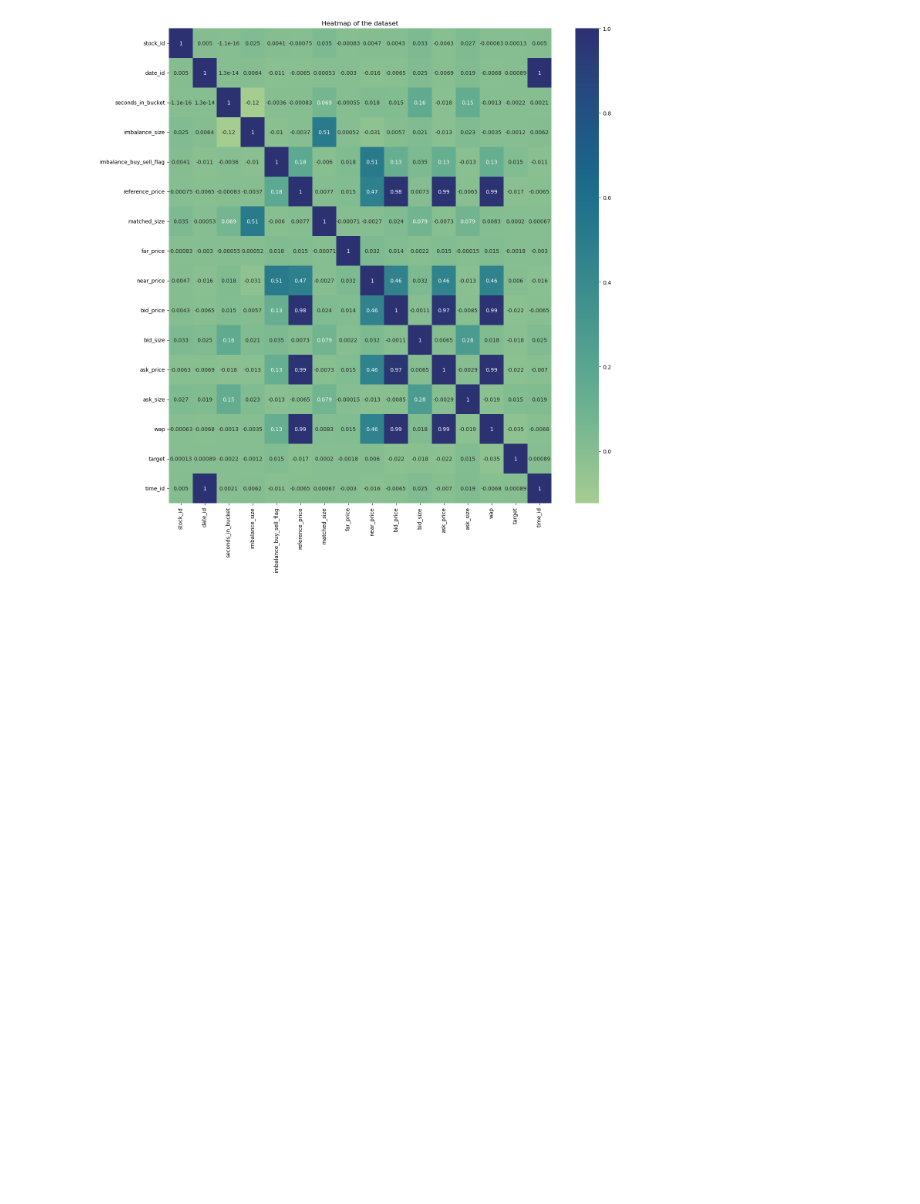
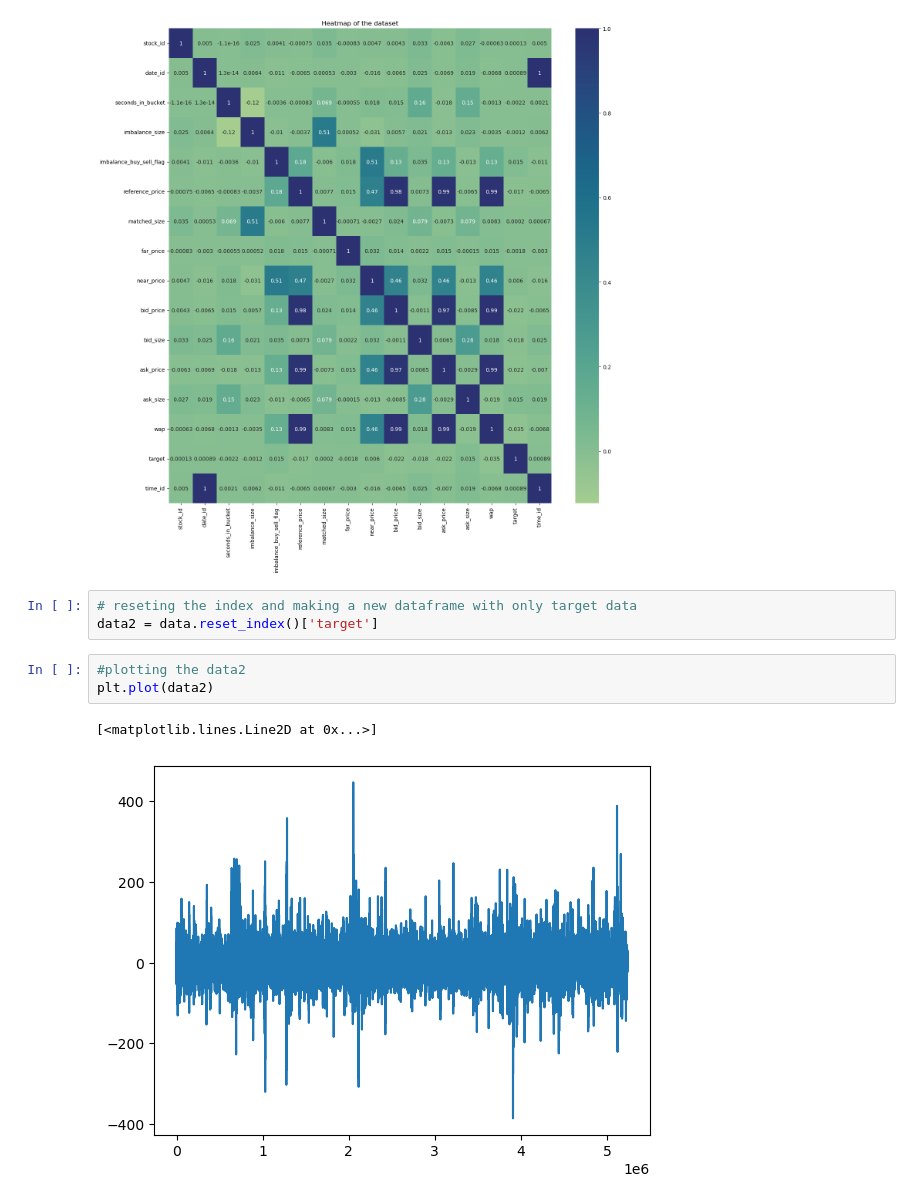
Before and after one commit to Simran2147/QuantumQube-Stock-Prediction, a Jupyter notebook: Final_Project.ipynb, the cells around one changed output. Saved outputs shown, nothing was run; the diff lists cells and outputs as text; blank space fills up the shorter version.

Commit message:
Added reset_index & filtered data for stock_id=0

```diff
--- a/Final_Project.ipynb
+++ b/Final_Project.ipynb
@@ -163,3 +163,12 @@ plt.title('Heatmap of the dataset')
 plt.show()
 # %% [output]
 [figure]
+# %%
+# reseting the index and making a new dataframe with only target data
+data2 = data.reset_index()['target']
+# %%
+#plotting the data2
+plt.plot(data2)
+# %% [output]
+[<matplotlib.lines.Line2D at 0x...>]
+[figure, added]
```
Also changed, not shown: parts of 3 cells of this notebook.
